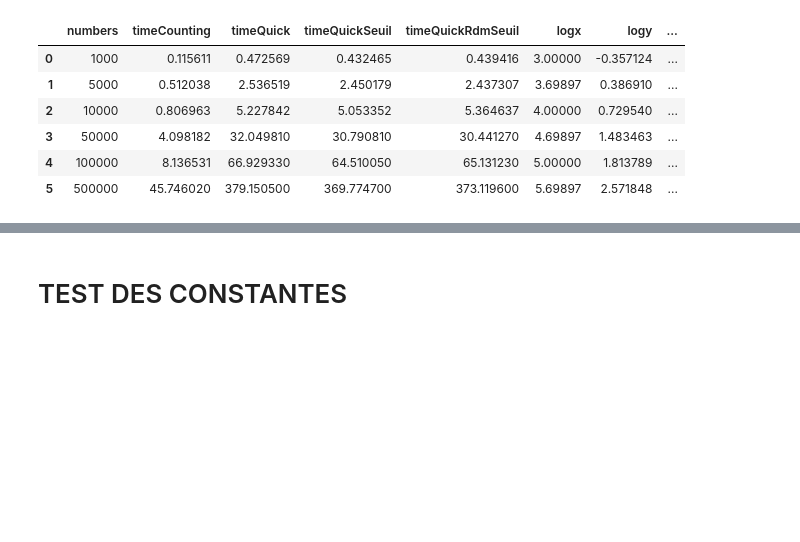
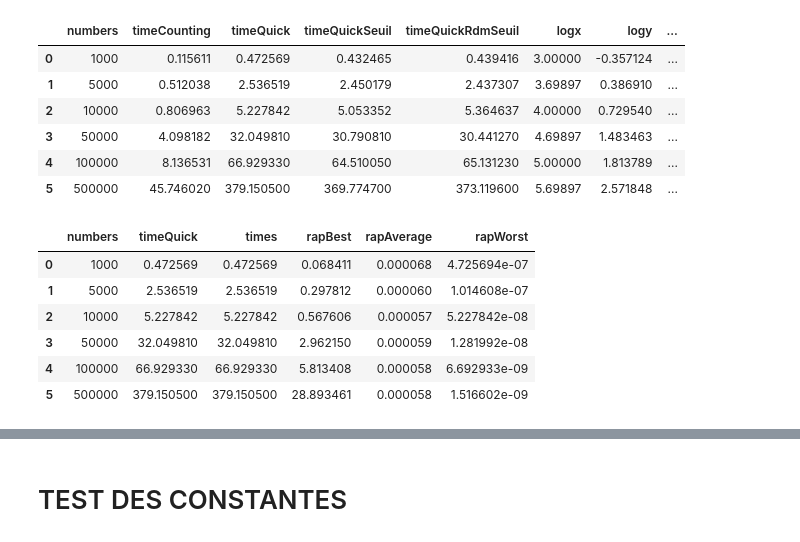
Before and after one commit to FabriceCh/inf8775, a Jupyter notebook: tp1/tp1-H19/comparaisons.ipynb, the cells around one changed output, grey strips where cells are left out. Drawn from its saved outputs; the diff is of its cells as text; code cells hidden in the pictures; blank space fills up the shorter version.

```diff
--- a/tp1/tp1-H19/comparaisons.ipynb
+++ b/tp1/tp1-H19/comparaisons.ipynb
@@ -597,0 +593,34 @@ quickRaps = [rapQuickA, rapQuickB, rapQuickC,
+# %%
+
+def addColumnsQuick(rapdf):
+    rapdf["rapBest"] = rapdf.apply(rapport_logx, axis=1)
+    rapdf["rapAverage"] = rapdf.apply(rapport_xlogx, axis=1)
+    rapdf["rapWorst"] = rapdf.apply(rapport_xsquare, axis=1)
+
+def addColumnsCounting(rapdf):
+    rapdf["rapBest"] = rapdf["times"]
+    rapdf["rapAverage"] = rapdf.apply(rapport_x, axis=1)
+    rapdf["rapWorst"] = rapdf.apply(rapport_xsquare, axis=1)
+
+
+countingRaps = [rapCountingA, rapCountingC]
+quickRaps = [rapQuickA, rapQuickB, rapQuickC,
+            rapQuickSeuilA, rapQuickSeuilB, rapQuickSeuilC,
+            rapQuickRdmSeuilA, rapQuickRdmSeuilB, rapQuickRdmSeuilC]
+quickRaps[1]
+
+for df in countingRaps:
+    addColumnsCounting(df)
+for df in quickRaps:
+    addColumnsQuick(df)
+rapdfs = countingRaps + quickRaps
+
+rapdfs[2]
+# %% [output]
+|  | numbers | timeQuick | times | rapBest | rapAverage | rapWorst |
+| 0 | 1000 | 0.472569 | 0.472569 | 0.068411 | 0.000068 | 4.725694e-07 |
+| 1 | 5000 | 2.536519 | 2.536519 | 0.297812 | 0.000060 | 1.014608e-07 |
+| 2 | 10000 | 5.227842 | 5.227842 | 0.567606 | 0.000057 | 5.227842e-08 |
+| 3 | 50000 | 32.049810 | 32.049810 | 2.962150 | 0.000059 | 1.281992e-08 |
+| 4 | 100000 | 66.929330 | 66.929330 | 5.813408 | 0.000058 | 6.692933e-09 |
+| 5 | 500000 | 379.150500 | 379.150500 | 28.893461 | 0.000058 | 1.516602e-09 |
```
Also changed, not shown: parts of 3 cells of this notebook.
